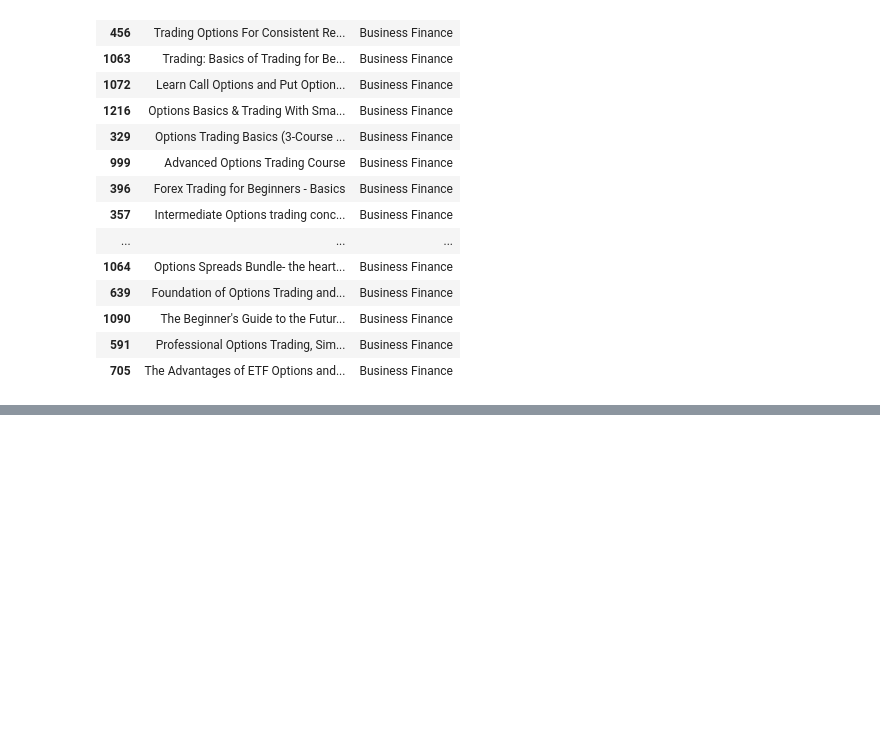
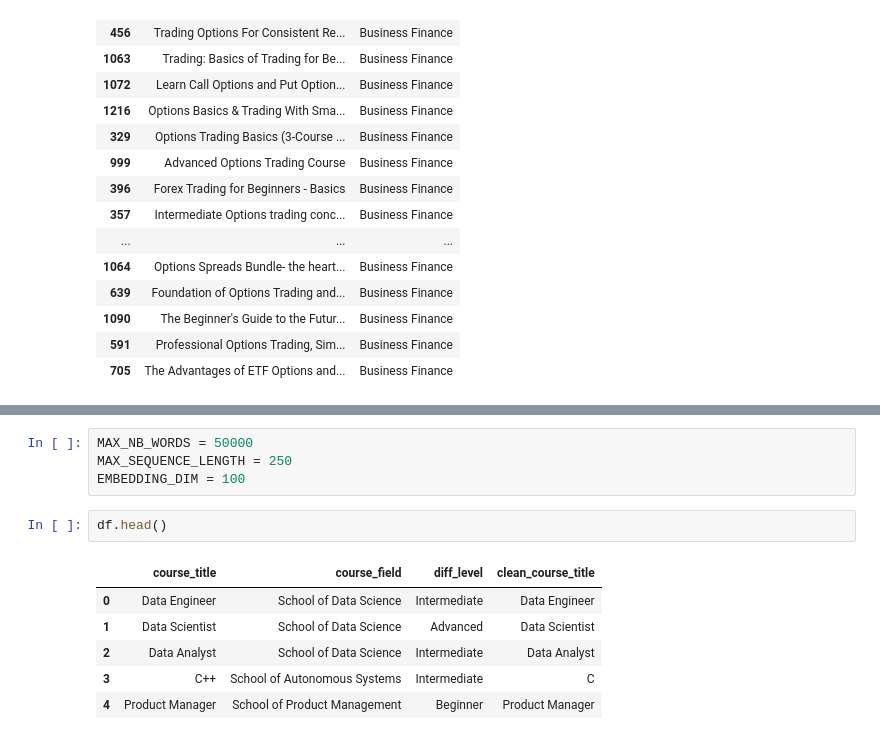
Before and after one commit to rashed1414/Course-Recommender-Engine, a Jupyter notebook: Course Recommendation System .ipynb, the cells around one changed output, grey strips where cells are left out. Saved outputs shown, nothing was run; the diff lists cells and outputs as text; blank space fills up the shorter version.

```diff
--- a/Course Recommendation System .ipynb
+++ b/Course Recommendation System .ipynb
@@ -286,0 +296,13 @@ recommend_course(course_name,result[0],20)
+# %%
+MAX_NB_WORDS = 50000
+MAX_SEQUENCE_LENGTH = 250
+EMBEDDING_DIM = 100
+# %%
+df.head()
+# %% [output]
+|  | course_title | course_field | diff_level | clean_course_title |
+| 0 | Data Engineer | School of Data Science | Intermediate | Data Engineer |
+| 1 | Data Scientist | School of Data Science | Advanced | Data Scientist |
+| 2 | Data Analyst | School of Data Science | Intermediate | Data Analyst |
+| 3 | C++ | School of Autonomous Systems | Intermediate | C |
+| 4 | Product Manager | School of Product Management | Beginner | Product Manager |
```
Also changed, not shown: parts of 14 cells of this notebook.
